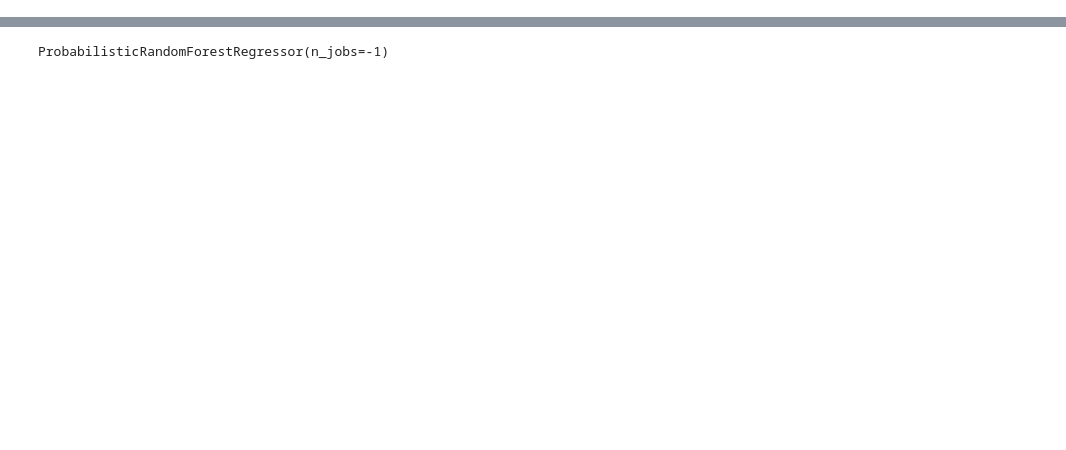
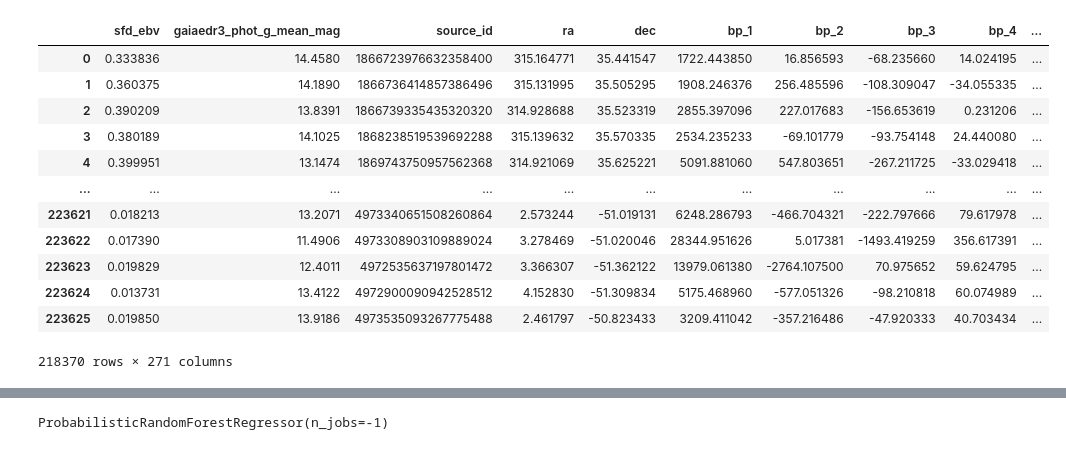
Before and after one commit to al-jshen/jx, a Jupyter notebook: notebooks/dr3/where-it-happened.ipynb, the cells around one changed output, grey strips where cells are left out. Saved outputs shown, nothing was run; the diff lists cells and outputs as text; code cells hidden in the pictures; blank space fills up the shorter version.

```diff
--- a/notebooks/Untitled.ipynb
+++ b/notebooks/dr3/where-it-happened.ipynb
@@ -17,7 +18,12 @@ plt.rcParams["xtick.labelsize"] = 25
 plt.rcParams["ytick.labelsize"] = 25
 plt.rcParams["figure.figsize"] = (11, 7)
 # %%
-data = Table.read("../data/bprp_apogee.fits").to_pandas().dropna()
+data_sergey = (
+    Table.read("../data/bprp_apogee.fits")
+    .to_pandas()
+    .dropna()
+    .drop(["fe_h", "alpha_m", "logg", "teff", "m_h"], axis=1)
+)
 # %%
 data_ages = fits.open("../data/apogee_astroNN-DR17.fits.1")[1].data
 # %%
@@ -80,16 +86,16 @@ df_ages = pd.DataFrame(
 )
 df_ages.columns = ["source_id"] + cols
 # %%
-data = data.drop(["fe_h", "alpha_m", "logg", "teff", "m_h"], axis=1)
+data_sergey = data_sergey
 data = pd.merge(
-    data.drop_duplicates(), df_ages.drop_duplicates(), on="source_id"
+    data_sergey.drop_duplicates(), df_ages.drop_duplicates(), on="source_id"
 ).dropna()
-data = data[data["LOGG"] < 3.5]
-data = data[data["LOGG_ERR"] < 0.12]
-data = data[(data["age_total_error"] / data["age"]) < 0.3]
-data = data[
-    (data["sfd_ebv"] < 0.1) & (data["FE_H"] > -5.0)
-]  # consider cuts on other parameters?
+# data = data[data["LOGG"] < 3.5]
+# data = data[data["LOGG_ERR"] < 0.12]
+# data = data[(data["age_total_error"] / data["age"]) < 0.3]
+# data = data[
+#     (data["sfd_ebv"] < 0.1) & (data["FE_H"] > -5.0)
+# ]  # consider cuts on other parameters?
 # %%
 # fmt: off
 names_X = [ "bp_1", "bp_2", "bp_3", "bp_4", "bp_5", "bp_6", "bp_7", "bp_8", "bp_9", "bp_10", "bp_11", "bp_12", "bp_13", "bp_14", "bp_15", "bp_16", "bp_17", "bp_18", "bp_19", "bp_20", "bp_21", "bp_22", "bp_23", "bp_24", "bp_25", "bp_26", "bp_27", "bp_28", "bp_29", "bp_30", "bp_31", "bp_32", "bp_33", "bp_34", "bp_35", "bp_36", "bp_37", "bp_38", "bp_39", "bp_40", "bp_41", "bp_42", "bp_43", "bp_44", "bp_45", "bp_46", "bp_47", "bp_48", "bp_49", "bp_50", "bp_51", "bp_52", "bp_53", "bp_54", "bp_55", "rp_1", "rp_2", "rp_3", "rp_4", "rp_5", "rp_6", "rp_7", "rp_8", "rp_9", "rp_10", "rp_11", "rp_12", "rp_13", "rp_14", "rp_15", "rp_16", "rp_17", "rp_18", "rp_19", "rp_20", "rp_21", "rp_22", "rp_23", "rp_24", "rp_25", "rp_26", "rp_27", "rp_28", "rp_29", "rp_30", "rp_31", "rp_32", "rp_33", "rp_34", "rp_35", "rp_36", "rp_37", "rp_38", "rp_39", "rp_40", "rp_41", "rp_42", "rp_43", "rp_44", "rp_45", "rp_46", "rp_47", "rp_48", "rp_49", "rp_50", "rp_51", "rp_52", "rp_53", "rp_54", "rp_55", ]
@@ -97,3 +103,19 @@ names_eX = [ "bpe_1", "bpe_2", "bpe_3", "bpe_4", "bpe_5", "bpe_6", "bpe_7", "bpe
 names_Y = ["FE_H", "MG_H", "LOGG", "TEFF", "age"]
 names_eY = ["FE_H_ERR", "MG_H_ERR", "LOGG_ERR", "TEFF_ERR", "age_total_error"]
 names_norm = ["gaiaedr3_phot_g_mean_mag"]
+# %%
+data
+# %% [output]
+|  | sfd_ebv | gaiaedr3_phot_g_mean_mag | source_id | ra | dec | bp_1 | bp_2 | bp_3 | bp_4 | ... |
+| 0 | 0.333836 | 14.4580 | 1866723976632358400 | 315.164771 | 35.441547 | 1722.443850 | 16.856593 | -68.235660 | 14.024195 | ... |
+| 1 | 0.360375 | 14.1890 | 1866736414857386496 | 315.131995 | 35.505295 | 1908.246376 | 256.485596 | -108.309047 | -34.055335 | ... |
+| 2 | 0.390209 | 13.8391 | 1866739335435320320 | 314.928688 | 35.523319 | 2855.397096 | 227.017683 | -156.653619 | 0.231206 | ... |
+| 3 | 0.380189 | 14.1025 | 1868238519539692288 | 315.139632 | 35.570335 | 2534.235233 | -69.101779 | -93.754148 | 24.440080 | ... |
+| 4 | 0.399951 | 13.1474 | 1869743750957562368 | 314.921069 | 35.625221 | 5091.881060 | 547.803651 | -267.211725 | -33.029418 | ... |
+| ... | ... | ... | ... | ... | ... | ... | ... | ... | ... | ... |
+| 223621 | 0.018213 | 13.2071 | 4973340651508260864 | 2.573244 | -51.019131 | 6248.286793 | -466.704321 | -222.797666 | 79.617978 | ... |
+| 223622 | 0.017390 | 11.4906 | 4973308903109889024 | 3.278469 | -51.020046 | 28344.951626 | 5.017381 | -1493.419259 | 356.617391 | ... |
+| 223623 | 0.019829 | 12.4011 | 4972535637197801472 | 3.366307 | -51.362122 | 13979.061380 | -2764.107500 | 70.975652 | 59.624795 | ... |
+| 223624 | 0.013731 | 13.4122 | 4972900090942528512 | 4.152830 | -51.309834 | 5175.468960 | -577.051326 | -98.210818 | 60.074989 | ... |
+| 223625 | 0.019850 | 13.9186 | 4973535093267775488 | 2.461797 | -50.823433 | 3209.411042 | -357.216486 | -47.920333 | 40.703434 | ... |
+218370 rows × 271 columns
```
Also changed, not shown: parts of 14 cells of this notebook, 6 other files.
